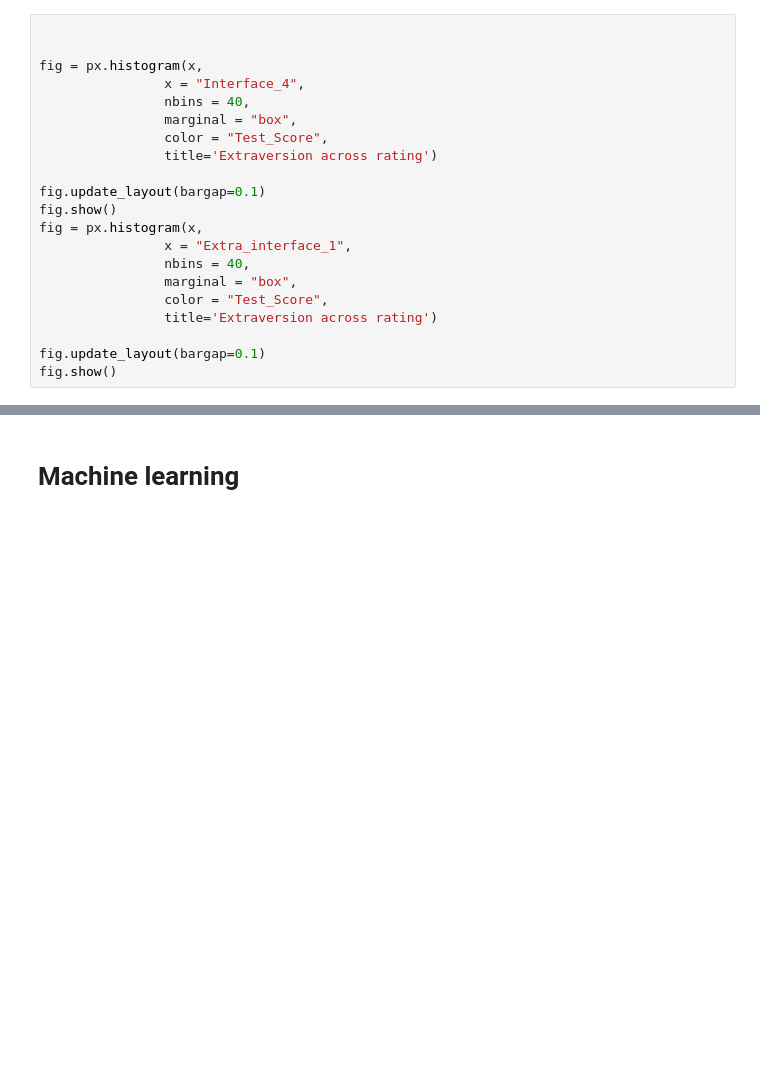
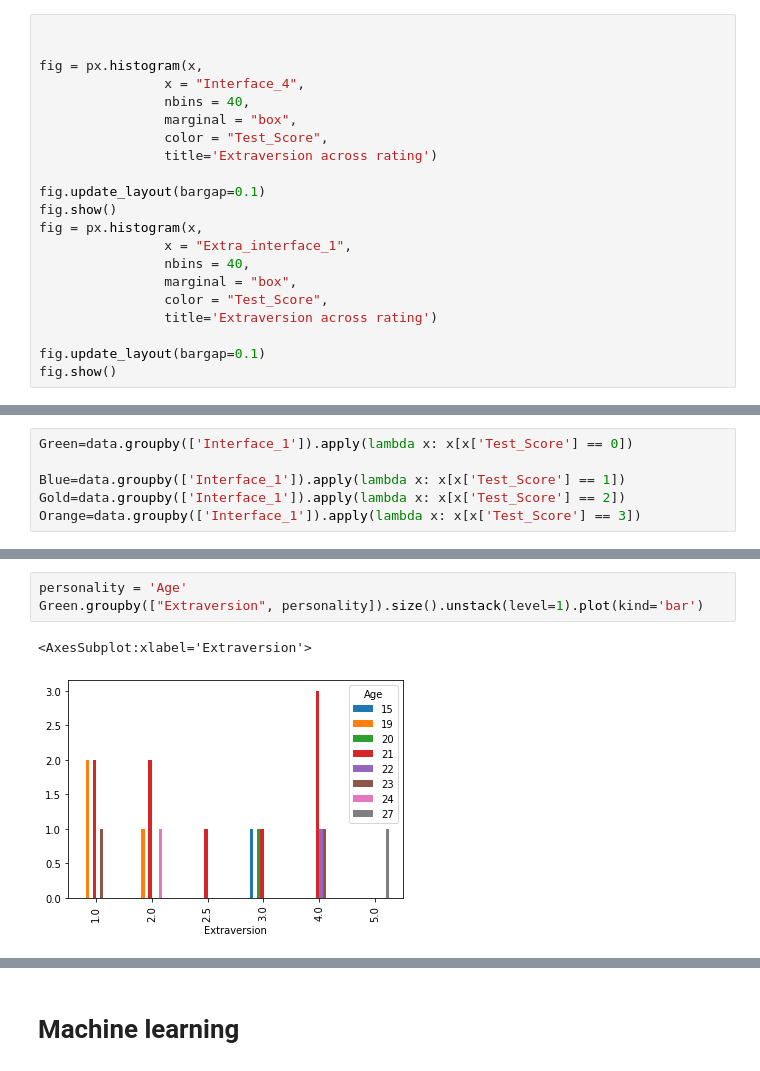
Before and after one commit to Mariamali2001/Bachelor_Project, a Jupyter notebook: Project.ipynb, the cells around one changed output, grey strips where cells are left out. Saved outputs shown, nothing was run; the diff lists cells and outputs as text; blank space fills up the shorter version.

```diff
--- a/Project.ipynb
+++ b/Project.ipynb
@@ -672,0 +675,6 @@ fig.show()
+# %%
+Green=data.groupby(['Interface_1']).apply(lambda x: x[x['Test_Score'] == 0])
+
+Blue=data.groupby(['Interface_1']).apply(lambda x: x[x['Test_Score'] == 1])
+Gold=data.groupby(['Interface_1']).apply(lambda x: x[x['Test_Score'] == 2])
+Orange=data.groupby(['Interface_1']).apply(lambda x: x[x['Test_Score'] == 3])
@@ -672,0 +693,6 @@ fig.show()
+# %%
+personality = 'Age'
+Green.groupby(["Extraversion", personality]).size().unstack(level=1).plot(kind='bar')
+# %% [output]
+<AxesSubplot:xlabel='Extraversion'>
+[figure, added]
```
Also changed, not shown: parts of 26 cells of this notebook, 2 other files.
